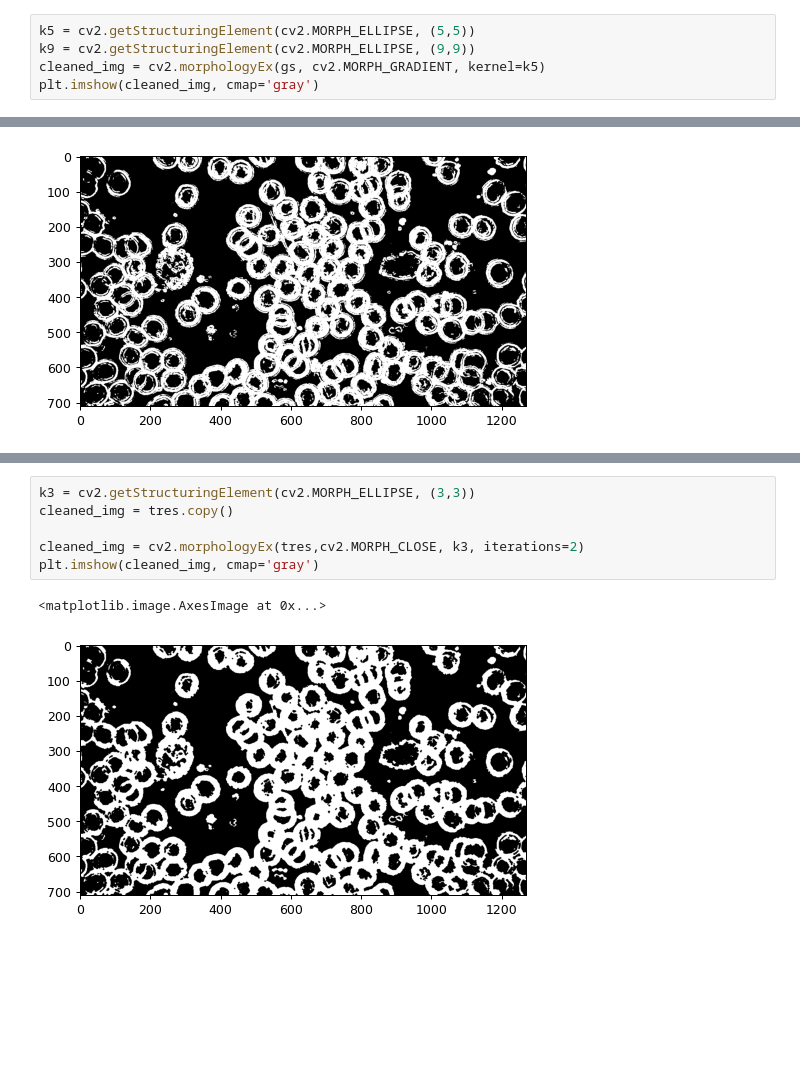
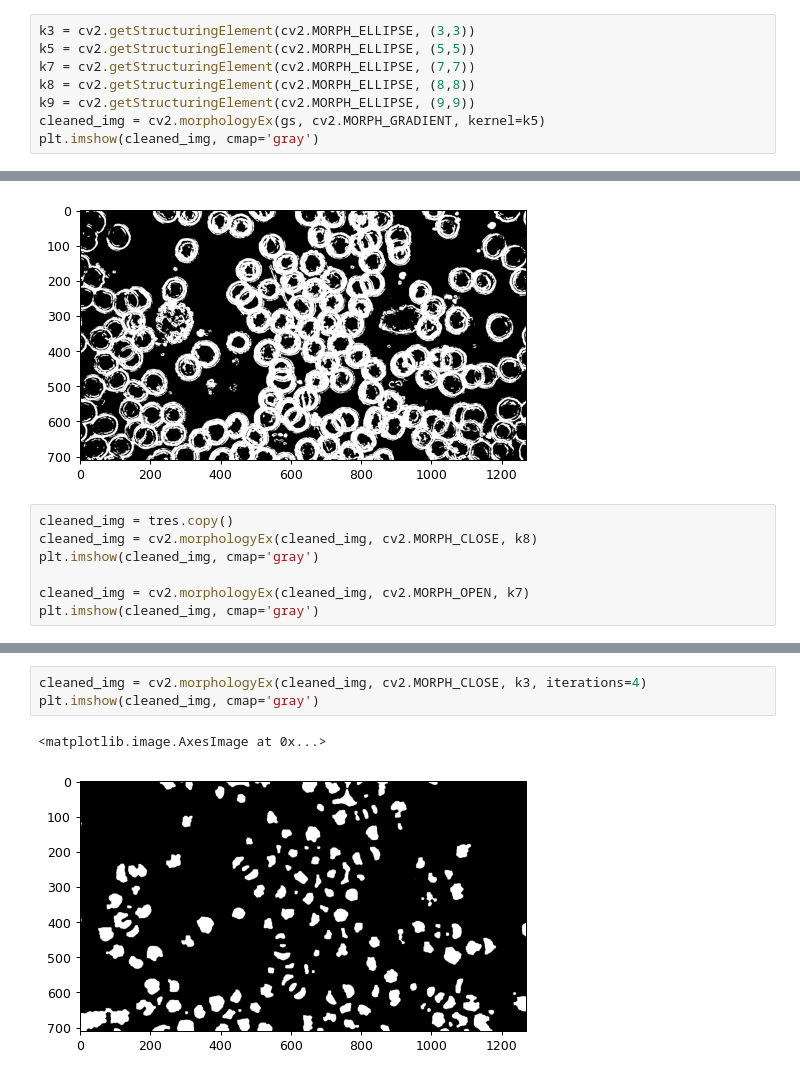
Before and after one commit to handlessdude/cv-labs, a Jupyter notebook: lab-08.ipynb, the cells around one changed output, grey strips where cells are left out. Drawn from its saved outputs; the diff is of its cells as text; blank space fills up the shorter version.

```diff
--- a/lab-08.ipynb
+++ b/lab-08.ipynb
@@ -217,7 +229,10 @@ plt.imshow(gs, cmap='gray')
 <matplotlib.image.AxesImage at 0x...>
 [figure]
 # %%
+k3 = cv2.getStructuringElement(cv2.MORPH_ELLIPSE, (3,3))
 k5 = cv2.getStructuringElement(cv2.MORPH_ELLIPSE, (5,5))
+k7 = cv2.getStructuringElement(cv2.MORPH_ELLIPSE, (7,7))
+k8 = cv2.getStructuringElement(cv2.MORPH_ELLIPSE, (8,8))
 k9 = cv2.getStructuringElement(cv2.MORPH_ELLIPSE, (9,9))
 cleaned_img = cv2.morphologyEx(gs, cv2.MORPH_GRADIENT, kernel=k5)
 plt.imshow(cleaned_img, cmap='gray')
@@ -236,3 +245,10 @@ plt.imshow(tres, cmap='gray')
 # %% [output]
 <matplotlib.image.AxesImage at 0x...>
 [figure]
+# %%
+cleaned_img = tres.copy()
+cleaned_img = cv2.morphologyEx(cleaned_img, cv2.MORPH_CLOSE, k8)
+plt.imshow(cleaned_img, cmap='gray')
+
+cleaned_img = cv2.morphologyEx(cleaned_img, cv2.MORPH_OPEN, k7)
+plt.imshow(cleaned_img, cmap='gray')
@@ -239,9 +279,6 @@ plt.imshow(tres, cmap='gray')
 # %%
-k3 = cv2.getStructuringElement(cv2.MORPH_ELLIPSE, (3,3))
-cleaned_img = tres.copy()
-
-cleaned_img = cv2.morphologyEx(tres,cv2.MORPH_CLOSE, k3, iterations=2)
+cleaned_img = cv2.morphologyEx(cleaned_img, cv2.MORPH_CLOSE, k3, iterations=4)
 plt.imshow(cleaned_img, cmap='gray')
 # %% [output]
 <matplotlib.image.AxesImage at 0x...>
-[figure, old version]
+[figure, new version]
```
Also changed, not shown: parts of 11 cells of this notebook.
